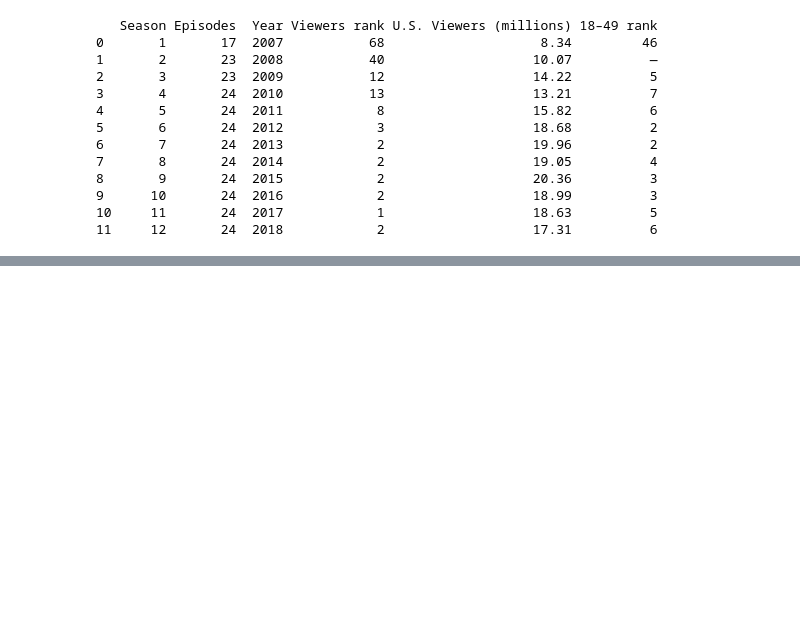
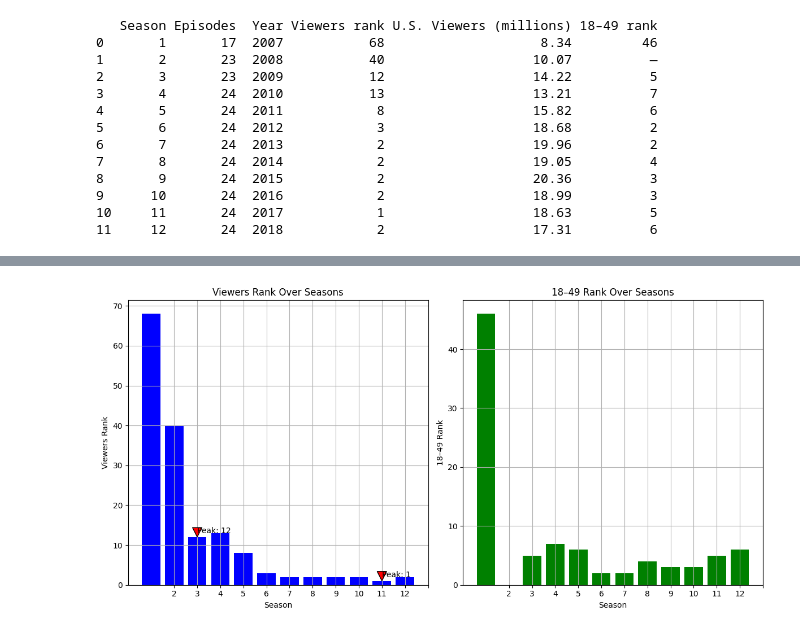
Before and after one commit to gizemguleli/The-Big-Bang-Theory-Report--RR, a Jupyter notebook: The Big Bang Theory.ipynb, the cells around one changed output, grey strips where cells are left out. Saved outputs shown, nothing was run; the diff lists cells and outputs as text; code cells hidden in the pictures; blank space fills up the shorter version.

```diff
--- a/The Big Bang Theory.ipynb
+++ b/The Big Bang Theory.ipynb
@@ -96,0 +157,43 @@ plt.show()
+# %%
+# Prepare the Data
+seasons = df['Season']
+viewers_rank = df['Viewers rank']
+_18_49_rank = df['18–49 rank']
+
+# Create Bar Plots for Viewers Rank and 18–49 Rank
+plt.figure(figsize=(12, 6))
+
+# Plot Viewers Rank
+plt.subplot(1, 2, 1)
+plt.bar(seasons, viewers_rank, color='blue')
+plt.title('Viewers Rank Over Seasons')
+plt.xlabel('Season')
+plt.ylabel('Viewers Rank')
+plt.grid(True)
+plt.xticks(range(1, len(seasons) + 1))
+
+# Annotate peak points for Viewers Rank
+for i in range(1, len(seasons) - 1):
+    if viewers_rank[i] < viewers_rank[i - 1] and viewers_rank[i] < viewers_rank[i + 1]:
+        plt.annotate(f'Peak: {viewers_rank[i]}', xy=(i, viewers_rank[i]),
+                     xytext=(i , viewers_rank[i] + 1), arrowprops=dict(facecolor='red', shrink=0.05))
+
+# Plot 18–49 Rank
+plt.subplot(1, 2, 2)
+plt.bar(seasons, _18_49_rank, color='green')
+plt.title('18–49 Rank Over Seasons')
+plt.xlabel('Season')
+plt.ylabel('18–49 Rank')
+plt.grid(True)
+plt.xticks(range(1, len(seasons) + 1))
+
+# Annotate peak points for 18–49 Rank
+for i in range(1, len(seasons) - 1):
+    if _18_49_rank[i] < _18_49_rank[i - 1] and _18_49_rank[i] < _18_49_rank[i + 1]:
+        plt.annotate(f'Peak: {_18_49_rank[i]}', xy=(i , _18_49_rank[i]),
+                     xytext=(i , _18_49_rank[i] - 1), arrowprops=dict(facecolor='red', shrink=0.05))
+
+plt.tight_layout()
+plt.show()
+# %% [output]
+[figure, added]
```
Also changed, not shown: parts of 12 cells of this notebook.
